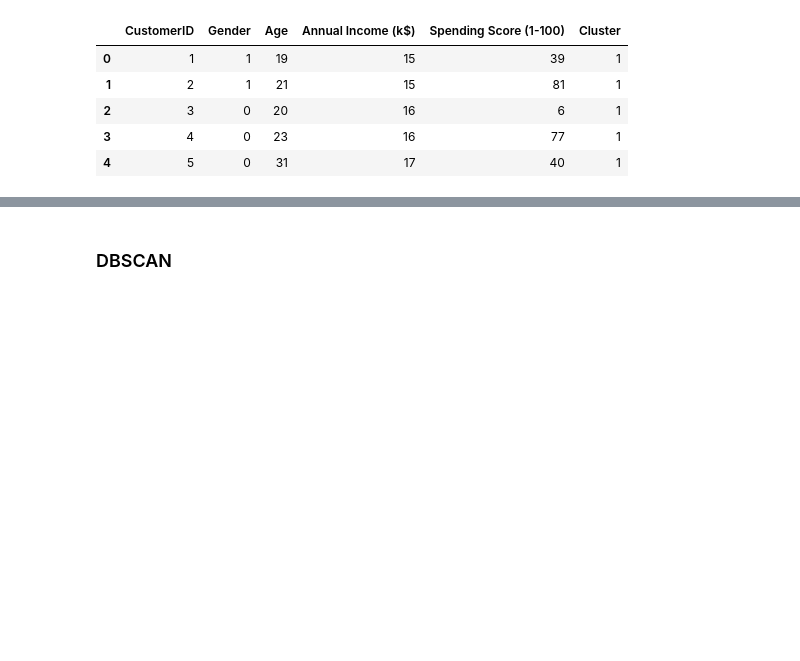
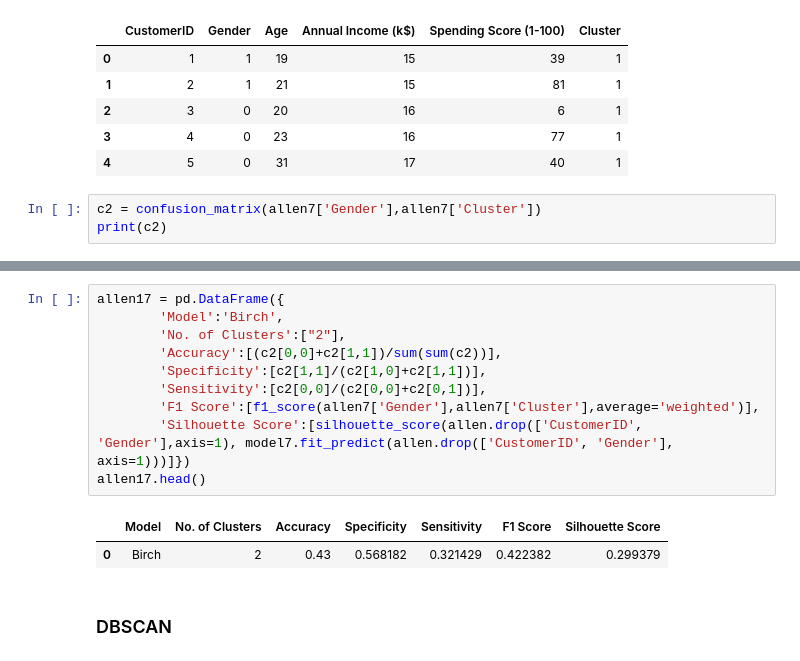
Before and after one commit to abphilip-vit/College7, a Jupyter notebook: T4/T4.ipynb, the cells around one changed output, grey strips where cells are left out. Saved outputs shown, nothing was run; the diff lists cells and outputs as text; blank space fills up the shorter version.

Commit message:
Birch added

```diff
--- a/T4/T4.ipynb
+++ b/T4/T4.ipynb
@@ -689,3 +688,6 @@ allen7.head()
 | 2 | 3 | 0 | 20 | 16 | 6 | 1 |
 | 3 | 4 | 0 | 23 | 16 | 77 | 1 |
 | 4 | 5 | 0 | 31 | 17 | 40 | 1 |
+# %%
+c2 = confusion_matrix(allen7['Gender'],allen7['Cluster'])
+print(c2)
@@ -692,3 +708,16 @@ allen7.head()
+# %%
+allen17 = pd.DataFrame({
+        'Model':'Birch',
+        'No. of Clusters':["2"],
+        'Accuracy':[(c2[0,0]+c2[1,1])/sum(sum(c2))],
+        'Specificity':[c2[1,1]/(c2[1,0]+c2[1,1])],
+        'Sensitivity':[c2[0,0]/(c2[0,0]+c2[0,1])],
+        'F1 Score':[f1_score(allen7['Gender'],allen7['Cluster'],average='weighted')],
+        'Silhouette Score':[silhouette_score(allen.drop(['CustomerID', 'Gender'],axis=1), model7.fit_predict(allen.drop(['CustomerID', 'Gender'], axis=1)))]})
+allen17.head()
+# %% [output]
+|  | Model | No. of Clusters | Accuracy | Specificity | Sensitivity | F1 Score | Silhouette Score |
+| 0 | Birch | 2 | 0.43 | 0.568182 | 0.321429 | 0.422382 | 0.299379 |
 # %% [markdown]
 ### DBSCAN
 # %%
```
Also changed, not shown: parts of 4 cells of this notebook.
